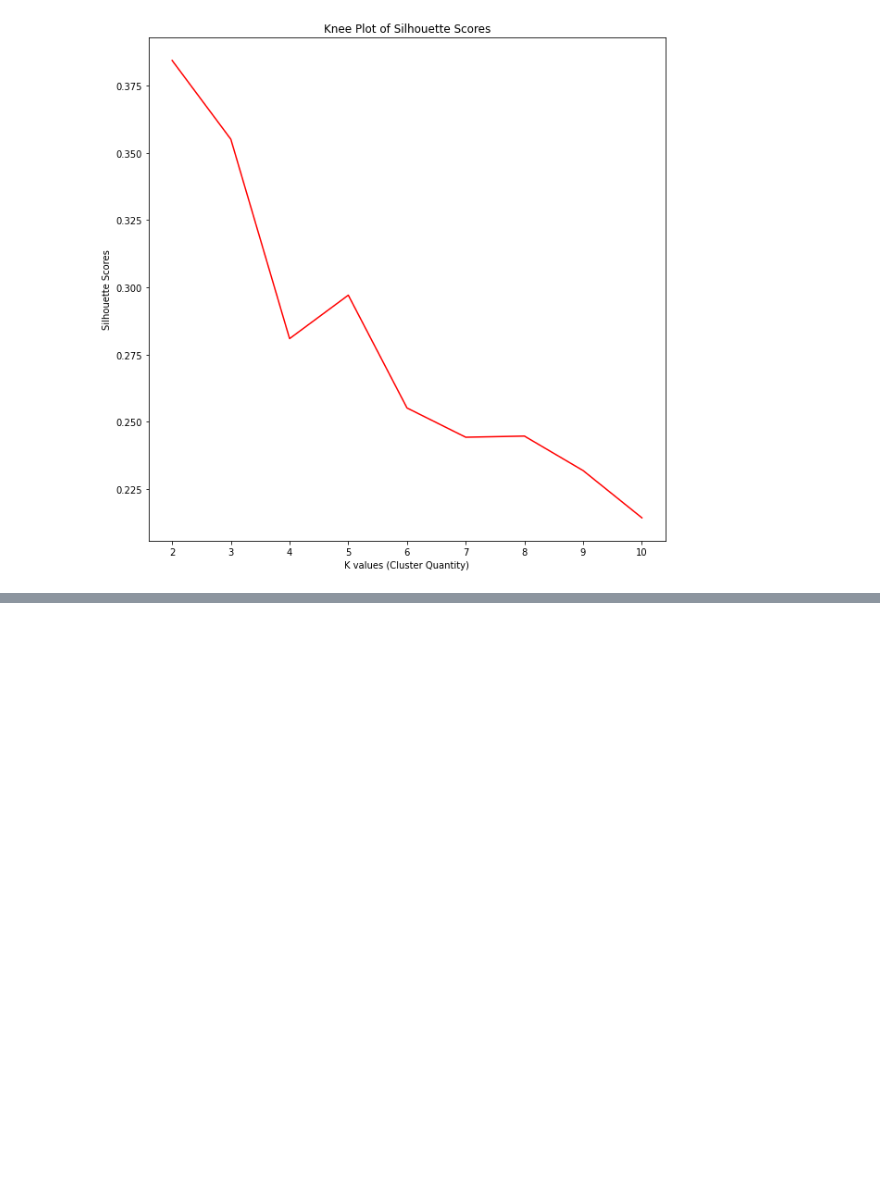
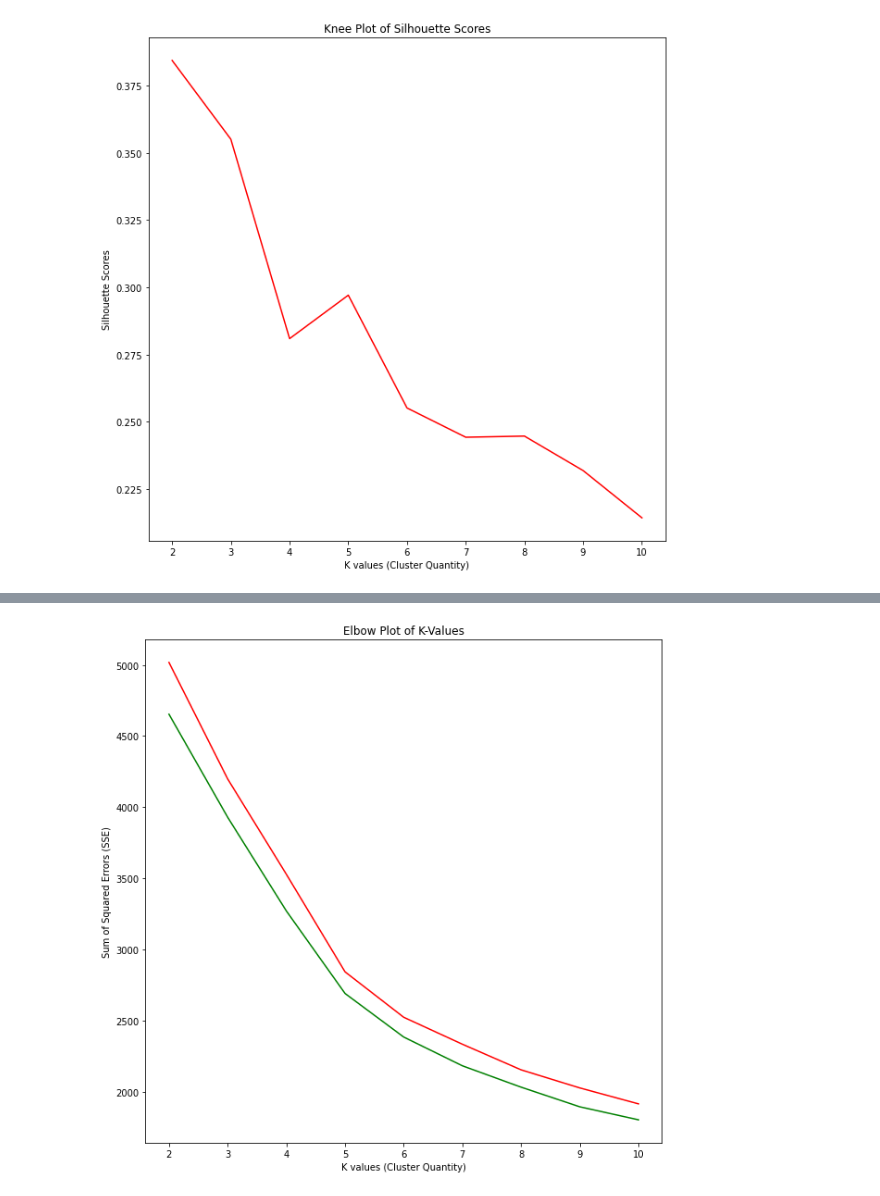
Before and after one commit to LucyJulian98/Data_Science_3_Assignments, a Jupyter notebook: pset2_llj40.ipynb, the cells around one changed output, grey strips where cells are left out. Saved outputs shown, nothing was run; the diff lists cells and outputs as text; code cells hidden in the pictures; blank space fills up the shorter version.

```diff
--- a/pset2_llj40.ipynb
+++ b/pset2_llj40.ipynb
@@ -94,0 +130,5 @@ plt.show()
+# %%
+quantile_75 = np.quantile(total_enrollment, 0.75)
+quantile_25 = np.quantile(total_enrollment, 0.25)
+IQR = quantile_75 - quantile_25
+IQR
@@ -94,0 +137,3 @@ plt.show()
+# %%
+upper_range = quantile_75 + 1.5*IQR
+upper_range
@@ -94,0 +146,3 @@ plt.show()
+# %%
+df_outliers_rem = dta.drop(dta[dta.TOTAL_Enrollment > upper_range].index)
+df_outliers_rem
@@ -94,0 +163,16 @@ plt.show()
+# %%
+response_2 = job(df_outliers_rem.copy())
+# %%
+sse_values_1 = response_1['sse_values']
+sse_values_2 = response_2['sse_values']
+
+### Plotting
+plt.figure(figsize=(10,10))
+plt.title("Elbow Plot of K-Values")
+plt.xlabel("K values (Cluster Quantity)")
+plt.ylabel("Sum of Squared Errors (SSE)")
+plt.plot(k_values, sse_values_1, color = 'red')
+plt.plot(k_values, sse_values_2, color = 'green')
+plt.show()
+# %% [output]
+[figure, added]
```
Also changed, not shown: parts of 14 cells of this notebook.
